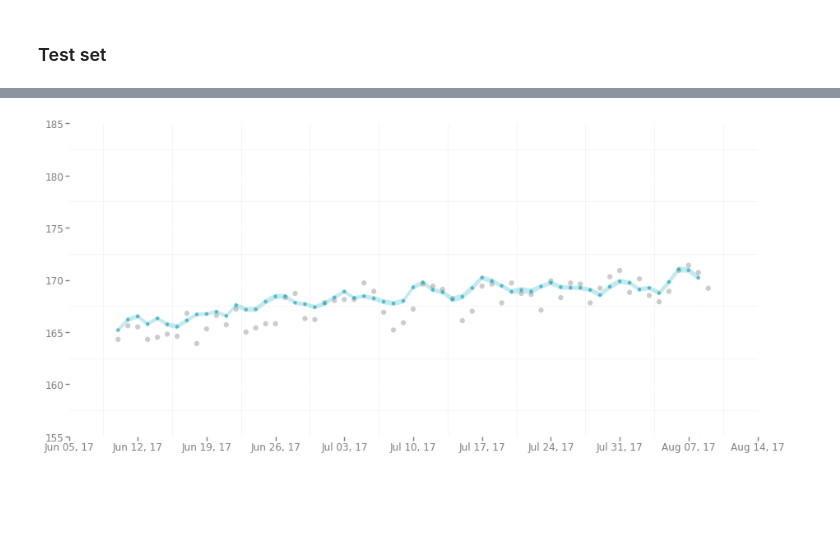
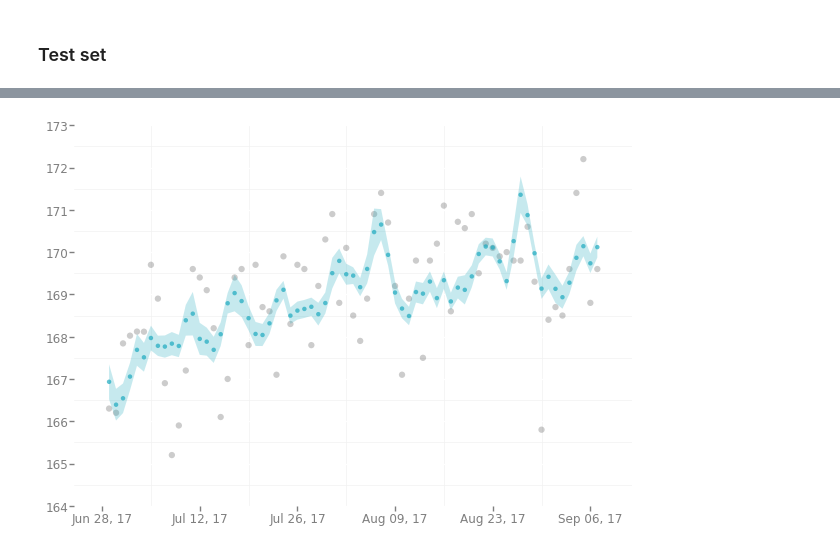
Before and after one commit to jamieinfinity/worldline-wgt, a Jupyter notebook: ml_dev/predicting_weight.ipynb, the cells around one changed output, grey strips where cells are left out. Saved outputs shown, nothing was run; the diff lists cells and outputs as text; code cells hidden in the pictures; blank space fills up the shorter version.

```diff
--- a/ml_dev/predicting_weight.ipynb
+++ b/ml_dev/predicting_weight.ipynb
@@ -237,7 +315,7 @@ weight_target_df = pd.DataFrame({'date': dates_target, 'weight': weight_target})
 (dates_target_min, dates_target_max) = (dates_target[0]-np.timedelta64(5,'D'), dates_target[-1]+np.timedelta64(5,'D'))
 # %%
 weight_pred_folds = []
-for fold in range(5):
+for fold in range(len(models)):
     model = models[fold]
     rolling_sequence = features_train[0]
     weight_pred = []
@@ -246,7 +324,7 @@ for fold in range(5):
         weight_pred.append(pred)
         features_next = features_train[t][-1]
         features_next[0] = pred
-        rolling_sequence = rolling_sequence[1:SEQUENCE_LENGTH]
+        rolling_sequence = features_test[t][0:(SEQUENCE_LENGTH-1)]
         rolling_sequence = np.append(rolling_sequence, np.array([features_next]), axis=0)
     final_pred = model.predict(np.array([rolling_sequence]))[0][-1][0]
     weight_pred.append(final_pred)
@@ -279,7 +357,7 @@ weight_pred_std = []
 rolling_sequence = features_train[0]
 for t in range(1, len(dates_target)):
     weight_pred_folds = np.array([])
-    for fold in range(5):
+    for fold in range(len(models)):
         model = models[fold]
         pred = model.predict(np.array([rolling_sequence]))[0][-1][0]
         weight_pred_folds = np.append(weight_pred_folds, pred)
@@ -289,17 +367,17 @@ for t in range(1, len(dates_target)):
     weight_pred_std.append(weight_std)
     features_next = features_train[t][-1]
     features_next[0] = weight_mean
-    rolling_sequence = rolling_sequence[1:SEQUENCE_LENGTH]
+    rolling_sequence = features_test[t][0:(SEQUENCE_LENGTH-1)]
     rolling_sequence = np.append(rolling_sequence, np.array([features_next]), axis=0)
 
 weight_pred_folds = np.array([])
-for fold in range(5):
+for fold in range(len(models)):
     model = models[fold]
     pred = model.predict(np.array([rolling_sequence]))[0][-1][0]
     weight_pred_folds = np.append(weight_pred_folds, pred)
 weight_mean = np.mean(weight_pred_folds)
-weight_std = np.std(weight_pred_folds)
-weight_pred_mean.append(weight_mean)
+weight_std = np.std([ml_utils.weight_inverse_transform(x) for x in weight_pred_folds])
+weight_pred_mean.append(ml_utils.weight_inverse_transform(weight_mean))
 weight_pred_std.append(weight_std)
 weight_pred_mean = np.array(weight_pred_mean)
 weight_pred_std = np.array(weight_pred_std)
@@ -331,7 +409,7 @@ weight_target_df = pd.DataFrame({'day':days_target, 'date': dates_target, 'weigh
 (dates_target_min, dates_target_max) = (dates_target[0]-np.timedelta64(5,'D'), dates_target[-1]+np.timedelta64(5,'D'))
 # %%
 weight_pred_folds = []
-for fold in range(5):
+for fold in range(len(models)):
     model = models[fold]
     rolling_sequence = features_test[0]
     weight_pred = []
@@ -340,7 +418,7 @@ for fold in range(5):
         weight_pred.append(pred)
         features_next = features_test[t][-1]
         features_next[0] = pred
-        rolling_sequence = rolling_sequence[1:SEQUENCE_LENGTH]
+        rolling_sequence = features_test[t][0:(SEQUENCE_LENGTH-1)]
         rolling_sequence = np.append(rolling_sequence, np.array([features_next]), axis=0)
     final_pred = model.predict(np.array([rolling_sequence]))[0][-1][0]
     weight_pred.append(final_pred)
@@ -373,7 +472,7 @@ weight_pred_std = []
 rolling_sequence = features_test[0]
 for t in range(1, len(dates_target)):
     weight_pred_folds = np.array([])
-    for fold in range(5):
+    for fold in range(len(models)):
         model = models[fold]
         pred = model.predict(np.array([rolling_sequence]))[0][-1][0]
         weight_pred_folds = np.append(weight_pred_folds, pred)
@@ -383,17 +482,17 @@ for t in range(1, len(dates_target)):
     weight_pred_std.append(weight_std)
     features_next = features_test[t][-1]
     features_next[0] = weight_mean
-    rolling_sequence = rolling_sequence[1:SEQUENCE_LENGTH]
+    rolling_sequence = features_test[t][0:(SEQUENCE_LENGTH-1)]
     rolling_sequence = np.append(rolling_sequence, np.array([features_next]), axis=0)
 
 weight_pred_folds = np.array([])
-for fold in range(5):
+for fold in range(len(models)):
     model = models[fold]
     pred = model.predict(np.array([rolling_sequence]))[0][-1][0]
     weight_pred_folds = np.append(weight_pred_folds, pred)
 weight_mean = np.mean(weight_pred_folds)
-weight_std = np.std(weight_pred_folds)
-weight_pred_mean.append(weight_mean)
+weight_std = np.std([ml_utils.weight_inverse_transform(x) for x in weight_pred_folds])
+weight_pred_mean.append(ml_utils.weight_inverse_transform(weight_mean))
 weight_pred_std.append(weight_std)
 weight_pred_mean = np.array(weight_pred_mean)
 weight_pred_std = np.array(weight_pred_std)
@@ -403,14 +523,14 @@ weight_pred_df = pd.DataFrame({'date':dates_target, 'weight':weight_pred_mean, '
 # %%
 p = ggplot(aes(x='date', y='weight'), data=weight_target_df) +\
 geom_point(color='black', alpha=0.2, size=40) +\
 geom_point(data=weight_pred_df, color='#1DAABF', alpha=0.7, size=20) +\
 geom_ribbon(aes(x='date', ymin='wmin', ymax='wmax'), fill='#1DAABF', alpha=0.25, data=weight_pred_df) +\
-scale_y_continuous(limits=(155, 185)) +\
+scale_y_continuous(limits=(164, 173)) +\
 scale_x_date(labels = date_format("%b %d, %y"), breaks = date_breaks('month'), limits=(dates_target_min, dates_target_max)) +\
 xlab(element_text(size=12, text=' ')) +\
 ylab(element_text(size=12, text=' ')) +\
 theme_bw()
 
-p.save('test.png', width=15, height=7)
+p.save('test.png', width=10, height=7)
 # %% [output]
-[figure, old version]
+[figure, new version]
```
Also changed, not shown: parts of 33 cells of this notebook, 1 other file.
